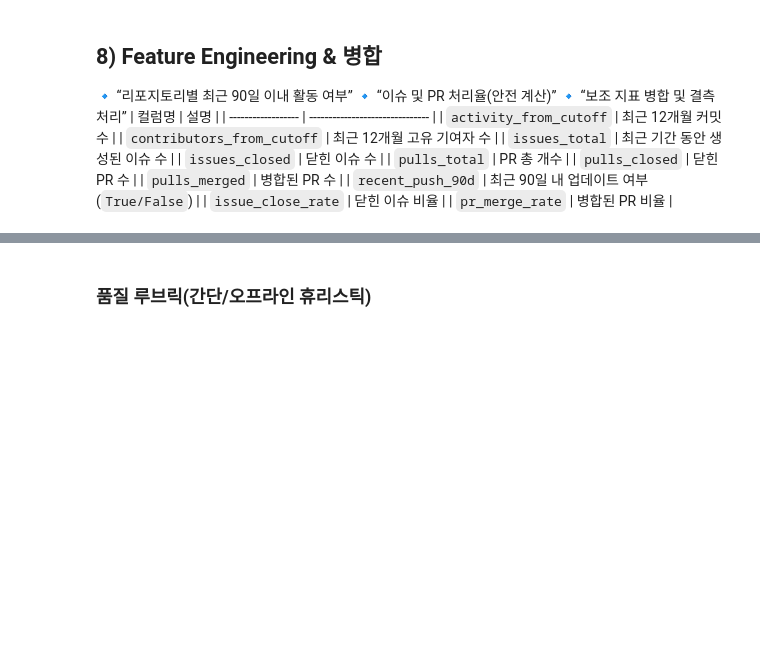
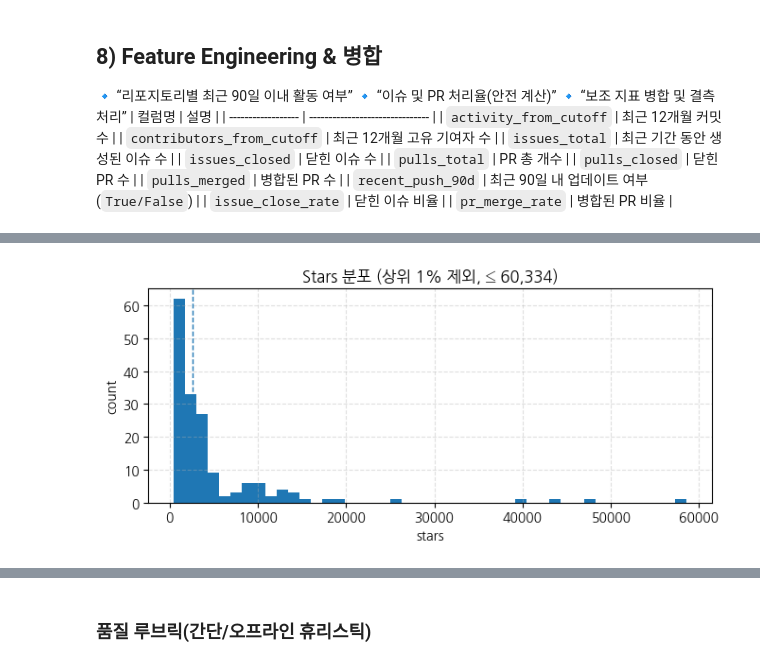
Before and after one commit to addinedu-ros-11th/eda-repo-3, a Jupyter notebook: Trendbot_Online_Notebook_Final_ROBOT.ipynb, the cells around one changed output, grey strips where cells are left out. Drawn from its saved outputs; the diff is of its cells as text; code cells hidden in the pictures; blank space fills up the shorter version.

```diff
--- a/Trendbot_Online_Notebook_Final_ROBOT.ipynb
+++ b/Trendbot_Online_Notebook_Final_ROBOT.ipynb
@@ -963 +1211,19 @@ display(ranked.head(10)[["full_name","language","stargazers_count","activity_fro
+# %%
+# 상위 1% 제외한 줌-인 히스토그램 (FD 규칙으로 bin 수 결정)
+cut = p99
+data_zoom = stars[stars <= cut]
+# Freedman–Diaconis bin width
+iqr = np.subtract(*np.percentile(data_zoom, [75, 25]))
+bw = 2 * iqr / (len(data_zoom) ** (1/3)) if iqr > 0 else (data_zoom.max() - data_zoom.min()) / 20 or 1
+bins_fd = max(10, int(np.ceil((data_zoom.max() - data_zoom.min()) / bw)))
+plt.figure(figsize=(6.8, 3.2))
+plt.hist(data_zoom, bins=bins_fd)
+plt.title(f"Stars 분포 (상위 1% 제외, ≤ {int(cut):,})")
+plt.xlabel("stars"); plt.ylabel("count")
+plt.axvline(np.median(data_zoom), linestyle="--", linewidth=1)
+plt.grid(True, linestyle="--", alpha=0.4)
+plt.tight_layout()
+plt.show()
+# %% [output]
+[figure, added]
 # %%
```
Also changed, not shown: parts of 38 cells of this notebook.
